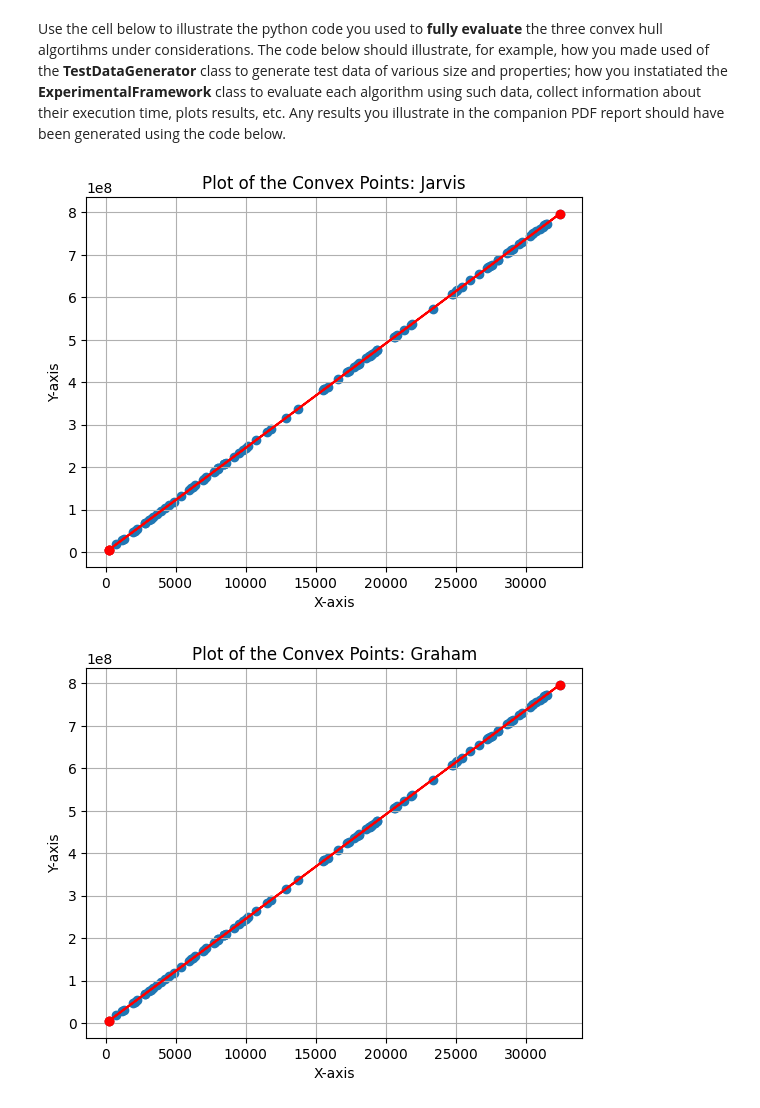
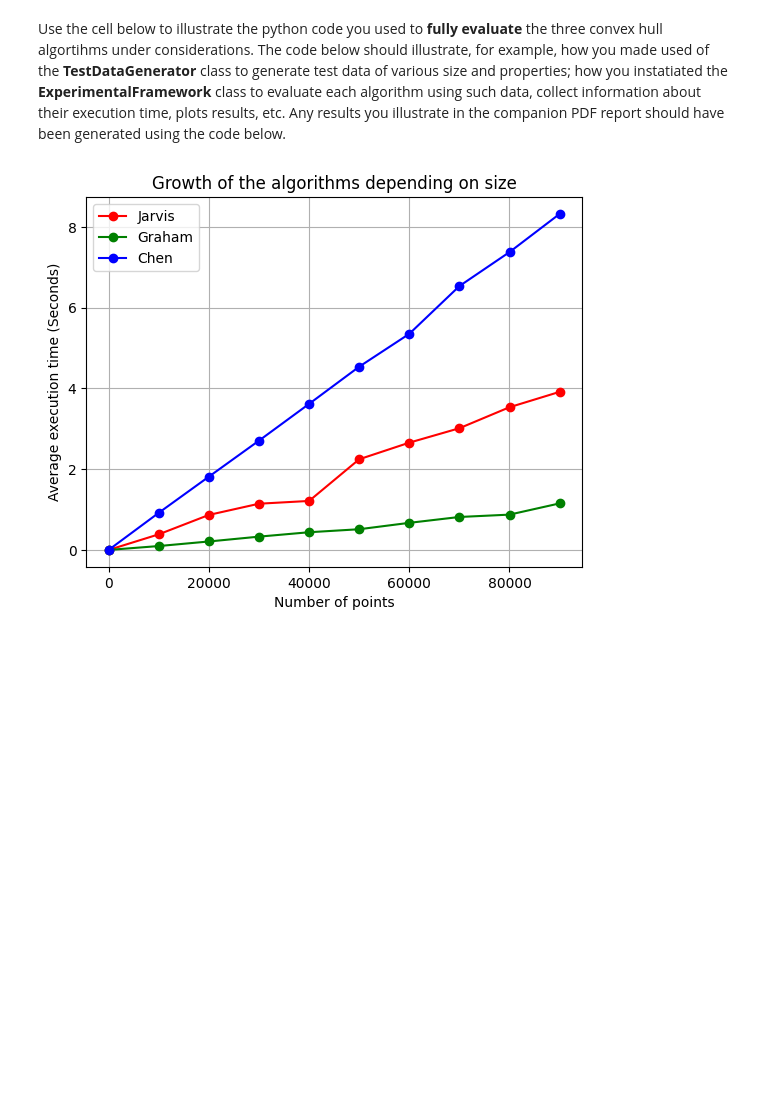
Before and after one commit to Marwan141/COMP0005_Group35, a Jupyter notebook: grp-XXX-0005code.ipynb, the cells around one changed output. Cells and saved outputs as stored; diff of their text form; code cells hidden in the pictures; blank space fills up the shorter version.

```diff
--- a/grp-XXX-0005code.ipynb
+++ b/grp-XXX-0005code.ipynb
@@ -122,23 +122,34 @@ def grahamscan(inputSet):
 # %% [markdown]
 Use the cell below for all python code needed to realise the **Chen's** algorithm (including auxiliary data structures and functions needed by this algorithm - if any). The `chen()` function itself should take as input parameter a list of 2D points (`inputSet`), and return the subset of such points that lie on the convex hull (`outputSet`).
 # %%
+'''
 def chen(inputSet):
-    '''
+
     Returns the list of points that lie on the convex hull (Chen's algorithm)
             Parameters:
                     inputSet (list): a list of 2D points
 
             Returns:
                     outputSet (list): a list of 2D points
-    '''
+
 
     n = len(inputSet) #store the length of the inputSet
     t = 3
+    prev_outputSet = []
     while True:
         m = min(2 ** (2 ** t), n)
         groups = [inputSet[i:i + m] for i in range(0, n, m)] #split the inputSet into groups of size m
-        group_hulls = [grahamscan(group) for group in groups] #apply grahamscan to each group
-        outputSet = jarvismarch([item for sublist in group_hulls for item in sublist]) #apply jarvismarch to the combined hulls of the groups
-        if len(outputSet) > 0 and outputSet[-1] == outputSet[0]: # if the hull has m or fewer points, the algorithm succeeds
-                return outputSet
+        group_hulls = []
+        for group in groups:
+             group_hulls.append(grahamscan(group))
+        inputSet = []
+        for sublist in group_hulls:
+             for item in sublist:
+                  inputSet.append(item)
+        outputSet = jarvismarch(inputSet) #apply jarvismarch to the combined hulls of the groups
+        if outputSet == prev_outputSet:
+            return outputSet
+        prev_outputSet = outputSet
         t += 1 # increase t for the next iteration
+
+'''
@@ -327,8 +422,8 @@ class ExperimentalFramework():
 Use the cell below to illustrate the python code you used to **fully evaluate** the three convex hull algortihms under considerations. The code below should illustrate, for example, how you made used of the **TestDataGenerator** class to generate test data of various size and properties; how you instatiated the **ExperimentalFramework** class to  evaluate each algorithm using such data, collect information about their execution time, plots results, etc. Any results you illustrate in the companion PDF report should have been generated using the code below.
 # %%
 
-framework = ExperimentalFramework(3)
-framework.testNColinear(100)
+framework = ExperimentalFramework(50)
+
+framework.testLargeNs()
 # %% [output]
-[figure, old version]
+[figure, new version]
-[figure, removed]
```
Also changed, not shown: parts of 3 cells of this notebook.
